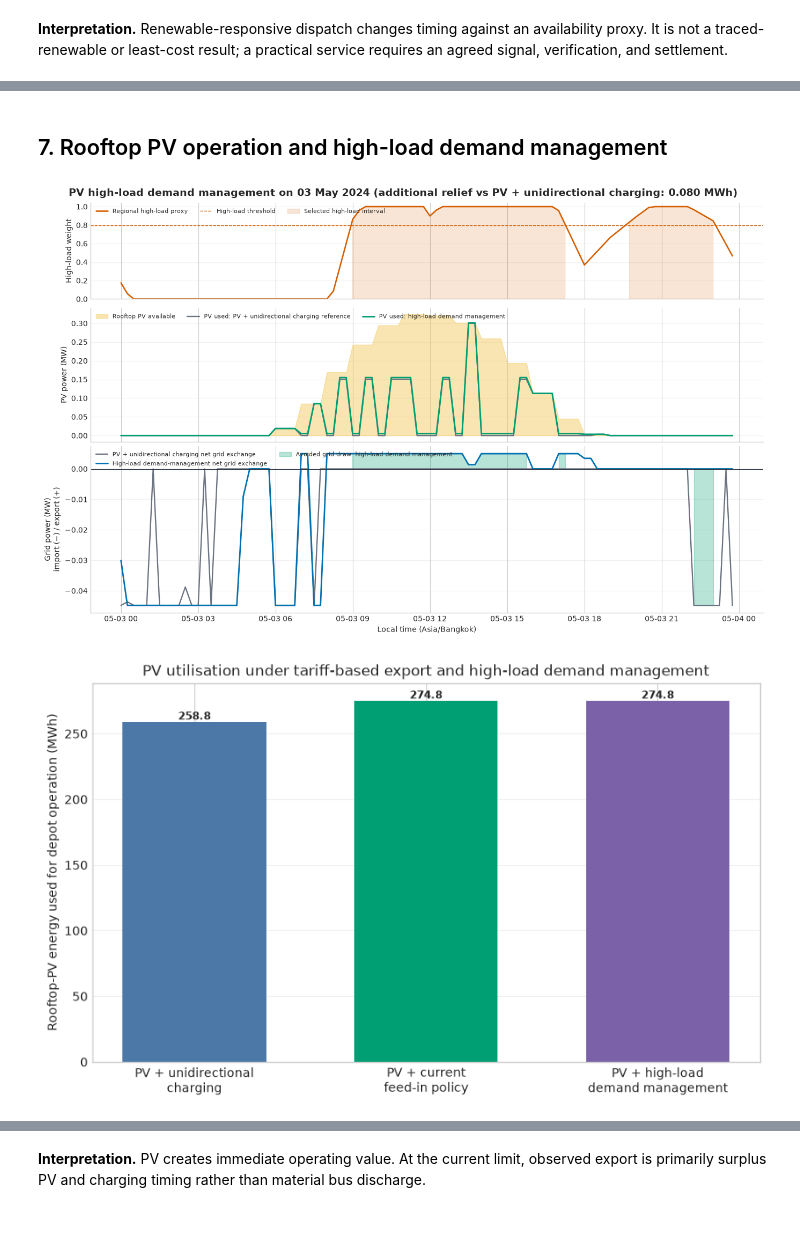
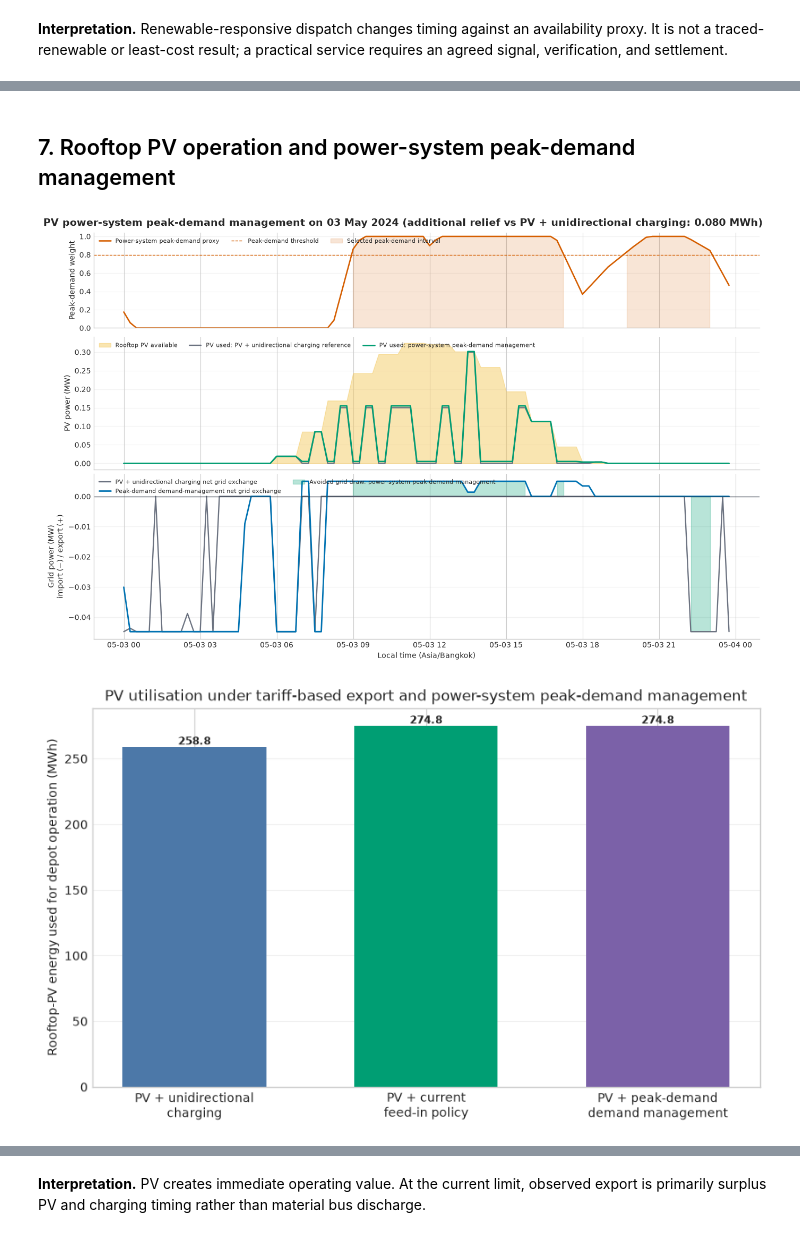
Before and after one commit to fraunhofer-isi/FLEXIMOD, a Jupyter notebook: notebooks/building_use_case_analysis.ipynb, the cells around one changed output, grey strips where cells are left out. Saved outputs shown, nothing was run; the diff lists cells and outputs as text; code cells hidden in the pictures.

```diff
--- a/notebooks/building_use_case_analysis.ipynb
+++ b/notebooks/building_use_case_analysis.ipynb
@@ -625,13 +625,13 @@ if not missing_high_load:
     bars = exchange_axis.bar(x, exchanges, color=exchange_colors, width=0.62)
     exchange_axis.axhline(0, color='#1F2937', linewidth=0.9)
     exchange_axis.set_xticks(x, labels)
-    exchange_axis.set_ylabel('Annual depot grid exchange in selected\nhigh-load hours (MWh)')
+    exchange_axis.set_ylabel('Annual depot grid exchange in selected\npeak-demand hours (MWh)')
     exchange_axis.set_title('Actual grid import (+) or export (−)')
     exchange_axis.grid(axis='y', alpha=0.28)
     exchange_axis.set_axisbelow(True)
     for bar, value in zip(bars, exchanges):
         exchange_axis.text(bar.get_x() + bar.get_width() / 2, value, f'{value:.2f}', ha='center', va='bottom' if value >= 0 else 'top', fontsize=9, fontweight='semibold')
-    fig.suptitle('High-load import relief: annual grid exchange', fontsize=14, fontweight='semibold')
+    fig.suptitle('Peak-demand import reduction: annual grid exchange', fontsize=14, fontweight='semibold')
     plt.show()
 # %% [output]
 findfont: Failed to find font weight semibold, now using 700.
@@ -649,6 +649,6 @@ if not missing_high_load:
     relief_axis.set_axisbelow(True)
     for bar, value in zip(bars, peak_relief):
         relief_axis.text(bar.get_x() + bar.get_width() / 2, value, f'{value:.0f}', ha='center', va='bottom', fontsize=9, fontweight='semibold')
-    fig.suptitle('High-load import relief: peak capability', fontsize=14, fontweight='semibold')
+    fig.suptitle('Peak-demand import reduction: peak capability', fontsize=14, fontweight='semibold')
     plt.show()
 # %% [output]
@@ -671,7 +671,7 @@ if not missing_high_load:
 
     fig, axis = plt.subplots(figsize=(8.5, 4.8), constrained_layout=True)
     bars = axis.bar(labels, values, color=['#4C78A8', '#009E73'], width=0.55)
-    axis.set_ylabel('Operating cost gap per kWh of high-load import relief (THB/kWh)')
+    axis.set_ylabel('Operating cost gap per kWh of peak-demand import reduction (THB/kWh)')
     axis.set_title('Indicative operating compensation requirement', pad=16)
     axis.set_ylim(0, max(values) * 1.35)
     axis.grid(axis='y', alpha=0.28)
@@ -688,9 +688,9 @@ findfont: Failed to find font weight semibold, now using 700.
 # %%
-# Complete high-load family, including the no-export V2G case.
+# Complete peak-demand family, including the no-export V2G case.
 family = [
-    ('I03 maximum regional high-load import relief without export', 'No-export V2G'),
-    ('I04a maximum regional high-load import relief at 5 kW policy limit', 'Current 5 kW export limit'),
-    ('I04b maximum regional high-load import relief at 450 kW technical sensitivity', '450 kW technical sensitivity'),
+    ('I03 maximum power-system peak-demand import reduction without export', 'No-export V2G'),
+    ('I04a maximum power-system peak-demand import reduction at 5 kW policy limit', 'Current 5 kW export limit'),
+    ('I04b maximum power-system peak-demand import reduction at 450 kW technical sensitivity', '450 kW technical sensitivity'),
 ]
 rows = []
 if 'V1G baseline' in dispatch_by_case:
@@ -704,7 +704,7 @@ if 'V1G baseline' in dispatch_by_case:
         relief = baseline.loc[common, 'traction_net_grid_import_MWh'] - dispatch.loc[common, 'traction_net_grid_import_MWh']
         rows.append({
             'Scenario': name,
-            'High-load import relief (MWh/year)': float(relief.loc[high_load].sum()),
+            'Peak-demand import reduction (MWh/year)': float(relief.loc[high_load].sum()),
             'Peak relief (kW)': float(relief.max() / 0.25 * 1000),
             'Operating cost gap (THB/kWh)': float(comparison.loc[scenario, 'total_cost_THB'] - comparison.loc['V1G baseline', 'total_cost_THB']) / (float(relief.loc[high_load].sum()) * 1000),
         })
@@ -889,12 +889,12 @@ if rows:
 | Current 5 kW export limit | 137.025 | 0.317 | 6.211 |
 | 450 kW technical sensitivity | 137.024 | 1.434 | 6.197 |
 # %% [markdown]
-## 7. Rooftop PV operation and high-load demand management
+## 7. Rooftop PV operation and power-system peak-demand management
 # %%
 v1g_label = 'V1G baseline'
 pv_only_label = 'PV + unidirectional charging reference'
 i07b_label = 'I07b rooftop PV operation at current export policy'
-i07d_label = 'I07d PV with high-load demand management'
+i07d_label = 'I07d PV with power-system peak-demand management'
 pv_profile_cases = [pv_only_label, i07d_label]
 missing_pv_profile = [label for label in pv_profile_cases if label not in dispatch_by_case or label not in comparison.index]
 high_load_pv_available = i07d_label in dispatch_by_case and i07d_label in comparison.index
@@ -902,7 +902,7 @@ high_load_pv_available = i07d_label in dispatch_by_case and i07d_label in compar
 if missing_pv_profile:
     print(f'Missing completed rooftop-PV outputs: {missing_pv_profile}')
 else:
-    # Choose the day with the largest additional high-load-period relief from
+    # Choose the day with the largest additional peak-demand-period relief from
     # I07d relative to PV + unidirectional charging.
     pv_only_dispatch = dispatch_by_case[pv_only_label]
     i07d_dispatch = dispatch_by_case[i07d_label]
@@ -932,48 +932,48 @@ else:
     signal_axis, pv_axis, exchange_axis = axes
 
     signal_axis.plot(i07d_day.index, high_load_signal, color='#D55E00', linewidth=1.9,
-                     label='Regional high-load proxy')
+                     label='Power-system peak-demand proxy')
     signal_axis.axhline(high_load_threshold, color='#D55E00', linestyle='--', linewidth=1.0,
-                        label='High-load threshold')
+                        label='Peak-demand threshold')
     signal_axis.fill_between(i07d_day.index, 0, high_load_signal, where=day_high_load,
-                             color='#D55E00', alpha=0.16, label='Selected high-load interval')
+                             color='#D55E00', alpha=0.16, label='Selected peak-demand interval')
     signal_axis.set_ylim(0, 1.04)
-    signal_axis.set_ylabel('High-load weight')
+    signal_axis.set_ylabel('Peak-demand weight')
     signal_axis.legend(loc='upper left', ncol=3, frameon=False, fontsize=8)
 
     pv_axis.fill_between(i07d_day.index, 0, pv_available_mw, color='#F4C95D', alpha=0.48,
                          label='Rooftop PV available')
     pv_axis.plot(pv_only_day.index, pv_only_used_mw, color='#6B7280', linewidth=1.7,
                  label='PV used: PV + unidirectional charging reference')
     pv_axis.plot(i07d_day.index, i07d_used_mw, color='#009E73', linewidth=2.0,
-                 label='PV used: high-load demand management')
+                 label='PV used: power-system peak-demand management')
     pv_axis.set_ylabel('PV power (MW)')
     pv_axis.legend(loc='upper left', ncol=3, frameon=False, fontsize=8)
 
     exchange_axis.plot(pv_only_day.index, pv_only_grid_power, color='#6B7280', linewidth=1.7,
                        label='PV + unidirectional charging net grid exchange')
     exchange_axis.plot(i07d_day.index, i07d_grid_power, color='#0072B2', linewidth=2.0,
-                       label='High-load demand-management net grid exchange')
+                       label='Peak-demand demand-management net grid exchange')
     exchange_axis.fill_between(i07d_day.index, pv_only_grid_power, i07d_grid_power,
                                where=day_high_load & (import_relief > 1e-9), color='#009E73',
-                               alpha=0.28, label='Avoided grid draw: high-load demand management')
+                               alpha=0.28, label='Avoided grid draw: power-system peak-demand management')
     exchange_axis.axhline(0, color='#1F2937', linewidth=0.9)
     exchange_axis.set_ylabel('Grid power (MW)\nimport (−) / export (+)')
     exchange_axis.set_xlabel('Local time (Asia/Bangkok)')
     exchange_axis.legend(loc='upper left', ncol=2, frameon=False, fontsize=8)
 
     for axis in axes:
         axis.grid(axis='y', alpha=0.25)
         axis.set_axisbelow(True)
         axis.spines[['top', 'right']].set_visible(False)
     fig.suptitle(
-        f'PV high-load demand management on {selected_day:%d %B %Y} '
+        f'PV power-system peak-demand management on {selected_day:%d %B %Y} '
         f'(additional relief vs PV + unidirectional charging: {day_relief_mwh:.3f} MWh)',
         fontsize=14, fontweight='semibold',
     )
     plt.show()
 # %% [output]
-[figure, old version]
+[figure, new version]
 # %%
 if not missing_pv_profile:
     pv_annual_cases = [pv_only_label, i07b_label]
@@ -983,7 +983,7 @@ if not missing_pv_profile:
     labels = ['PV + unidirectional\ncharging', 'PV + current\nfeed-in policy']
     colors = ['#4C78A8', '#009E73']
     if high_load_pv_available:
-        labels.append('PV + high-load\ndemand management')
+        labels.append('PV + peak-demand\ndemand management')
         colors.append('#7B61A8')
     x = np.arange(len(pv_annual_cases))
     used = pv_summary['pv_used_MWh'].to_numpy()
@@ -992,14 +992,14 @@ if not missing_pv_profile:
     bars = use_axis.bar(x, used, color=colors, width=0.62)
     use_axis.set_xticks(x, labels)
     use_axis.set_ylabel('Rooftop-PV energy used for depot operation (MWh)')
-    use_axis.set_title('PV utilisation under tariff-based export and high-load demand management')
+    use_axis.set_title('PV utilisation under tariff-based export and power-system peak-demand management')
     use_axis.grid(axis='y', alpha=0.28)
     use_axis.set_axisbelow(True)
     for bar, value in zip(bars, used):
         use_axis.text(bar.get_x() + bar.get_width() / 2, value, f'{value:.1f}', ha='center', va='bottom', fontsize=8.5, fontweight='semibold')
     plt.show()
 # %% [output]
-[figure, old version]
+[figure, new version]
 # %%
 if not missing_pv_profile:
     exported = pv_summary['grid_export_MWh'].to_numpy()
```
Also changed, not shown: parts of 22 cells of this notebook, 13 other files.
